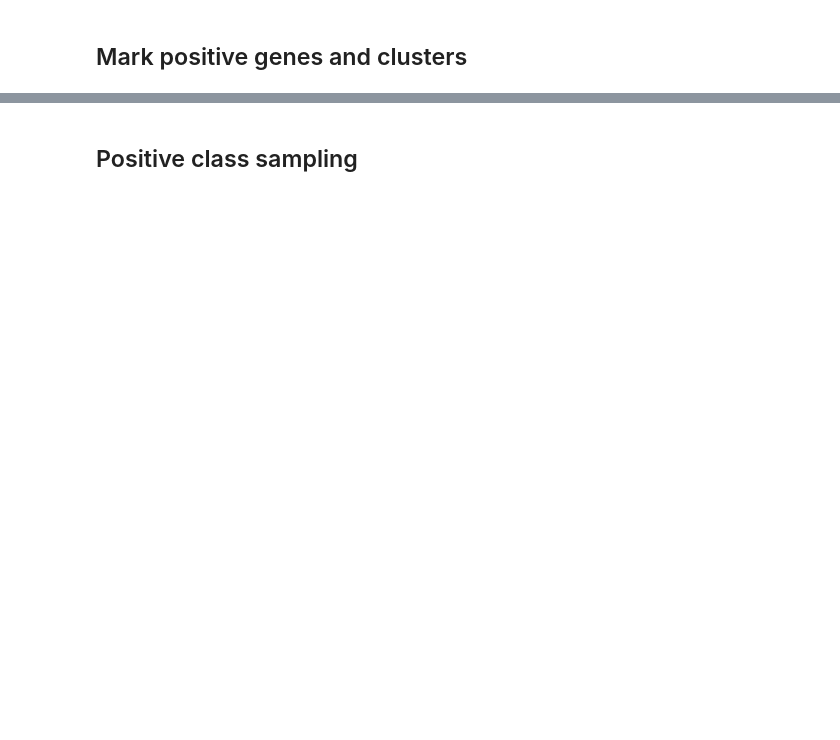
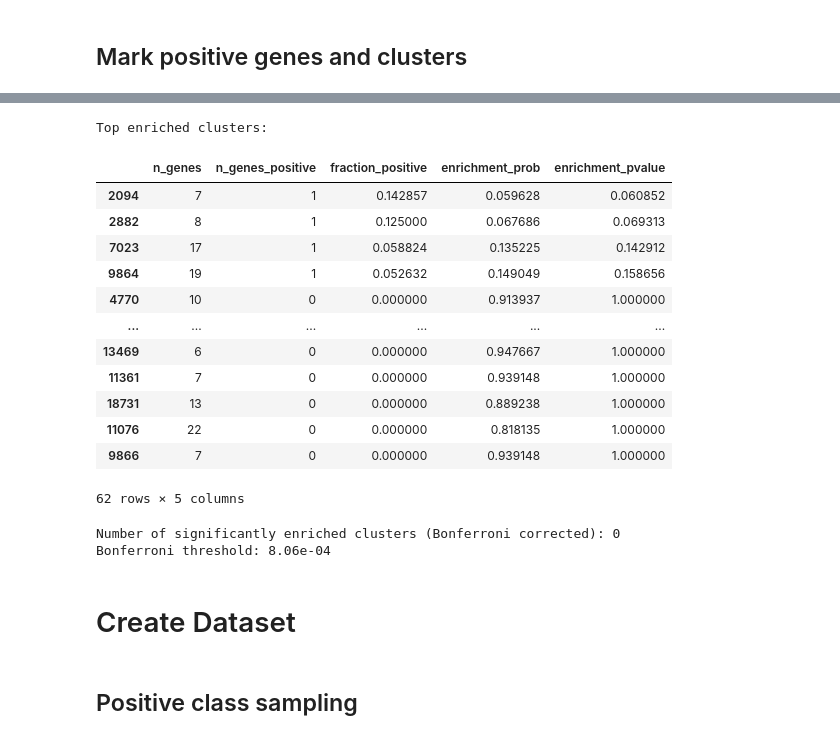
Before and after one commit to 8gabri8/ESMSec, a Jupyter notebook: my_create_cell_cycle_dataset copy.ipynb, the cells around one changed output, grey strips where cells are left out. Drawn from its saved outputs; the diff is of its cells as text; code cells hidden in the pictures; blank space fills up the shorter version.

Commit message:
more stesps in dataset creation

```diff
--- a/my_create_cell_cycle_dataset copy.ipynb
+++ b/my_create_cell_cycle_dataset copy.ipynb
@@ -617,64 +833,55 @@ import pandas as pd
 from scipy.stats import hypergeom, binom
 import numpy as np
 
+# Perform only on clusters wiht enogh cells
 uniref_df_big_clusters = uniref_df[uniref_df.n_genes >= 5].copy()
-
 
 # Calculate total genes and total positive genes across all clusters
 total_genes = uniref_df_big_clusters['n_genes'].sum()
 total_positive = uniref_df_big_clusters['n_genes_positive'].sum()
 
-# Hypergeometric Test for each cluster
-def hypergeom_test(cluster_row, total_genes, total_positive):
-    """
-    Tests if cluster is enriched for positive genes
-
-    Parameters:
-    - cluster_row: row from dataframe with n_genes and n_genes_positive
-    - total_genes: total number of genes across all clusters
-    - total_positive: total number of positive genes across all clusters
-    """
-    # Hypergeometric parameters:
-    # M = total population size
-    # n = number of success states in population (positive genes)
-    # N = number of draws (genes in cluster)
-
-    M = total_genes
-    n = total_positive
-    N = cluster_row['n_genes']
-    k = cluster_row['n_genes_positive']
-
-    # One-tailed p-value (testing if cluster has MORE positive genes than expected)
-    p_value = 1 - hypergeom.cdf(k - 1, M, n, N)
-
-    # Calculate probability of observing exactly k positive genes
-    prob = hypergeom.pmf(k, M, n, N)
-
-    return prob, p_value
-
 # Apply to each cluster - get both prob and pvalue in one go
 results = uniref_df_big_clusters.apply(
-    lambda row: pd.Series(hypergeom_test(row, total_genes, total_positive)),
+    lambda row: pd.Series(dataf.per_cluster_hypergeom_test(row, total_genes, total_positive)),
     axis=1
 )
 uniref_df_big_clusters['enrichment_prob'] = results[0]
 uniref_df_big_clusters['enrichment_pvalue'] = results[1]
 
 # Sort by p-value to see most significant clusters
 uniref_df_results = uniref_df_big_clusters.sort_values('enrichment_pvalue')
 
 print("Top enriched clusters:")
 display(uniref_df_results[['n_genes', 'n_genes_positive', 'fraction_positive',
                           'enrichment_prob', 'enrichment_pvalue']])
 
 # Apply multiple testing correction (Bonferroni)
 n_tests = len(uniref_df_big_clusters)
 alpha = 0.05
 bonferroni_threshold = alpha / n_tests
 
 uniref_df_big_clusters['significant'] = uniref_df_big_clusters['enrichment_pvalue'] < bonferroni_threshold
 
 print(f"\nNumber of significantly enriched clusters (Bonferroni corrected): {uniref_df_big_clusters['significant'].sum()}")
 print(f"Bonferroni threshold: {bonferroni_threshold:.2e}")
+# %% [output]
+Top enriched clusters:
+|  | n_genes | n_genes_positive | fraction_positive | enrichment_prob | enrichment_pvalue |
+| 2094 | 7 | 1 | 0.142857 | 0.059628 | 0.060852 |
+| 2882 | 8 | 1 | 0.125000 | 0.067686 | 0.069313 |
+| 7023 | 17 | 1 | 0.058824 | 0.135225 | 0.142912 |
+| 9864 | 19 | 1 | 0.052632 | 0.149049 | 0.158656 |
+| 4770 | 10 | 0 | 0.000000 | 0.913937 | 1.000000 |
+| ... | ... | ... | ... | ... | ... |
+| 13469 | 6 | 0 | 0.000000 | 0.947667 | 1.000000 |
+| 11361 | 7 | 0 | 0.000000 | 0.939148 | 1.000000 |
+| 18731 | 13 | 0 | 0.000000 | 0.889238 | 1.000000 |
+| 11076 | 22 | 0 | 0.000000 | 0.818135 | 1.000000 |
+| 9866 | 7 | 0 | 0.000000 | 0.939148 | 1.000000 |
+62 rows × 5 columns
+Number of significantly enriched clusters (Bonferroni corrected): 0
+Bonferroni threshold: 8.06e-04
+# %% [markdown]
+# Create Dataset
 # %% [markdown]
 ## Positive class sampling
```
Also changed, not shown: parts of 36 cells of this notebook, 3 other files.
